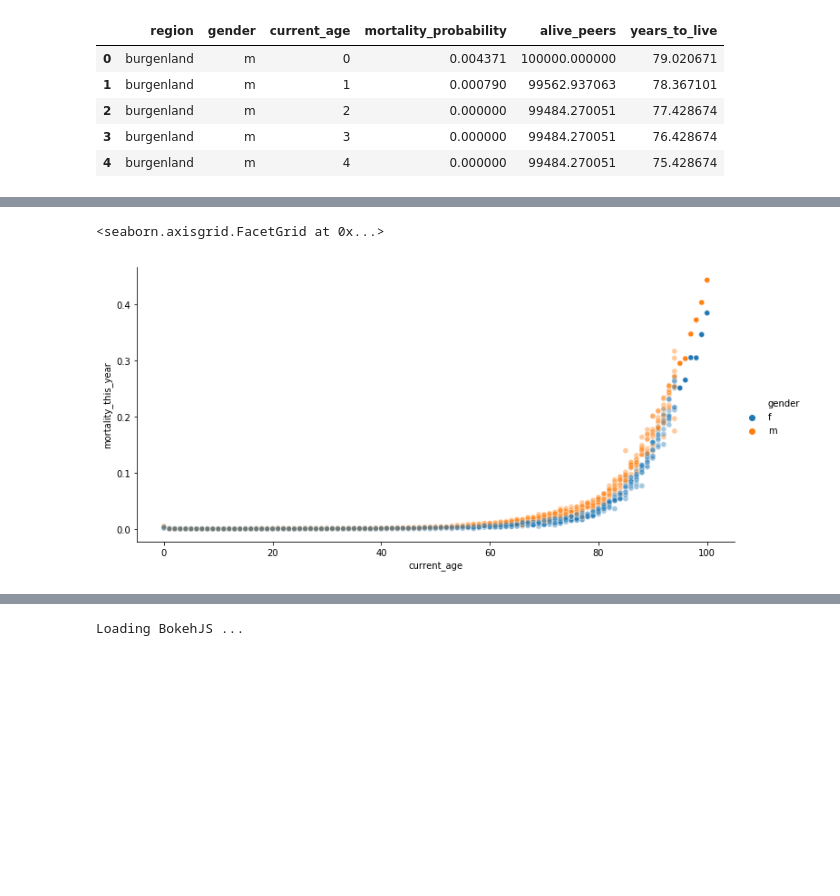
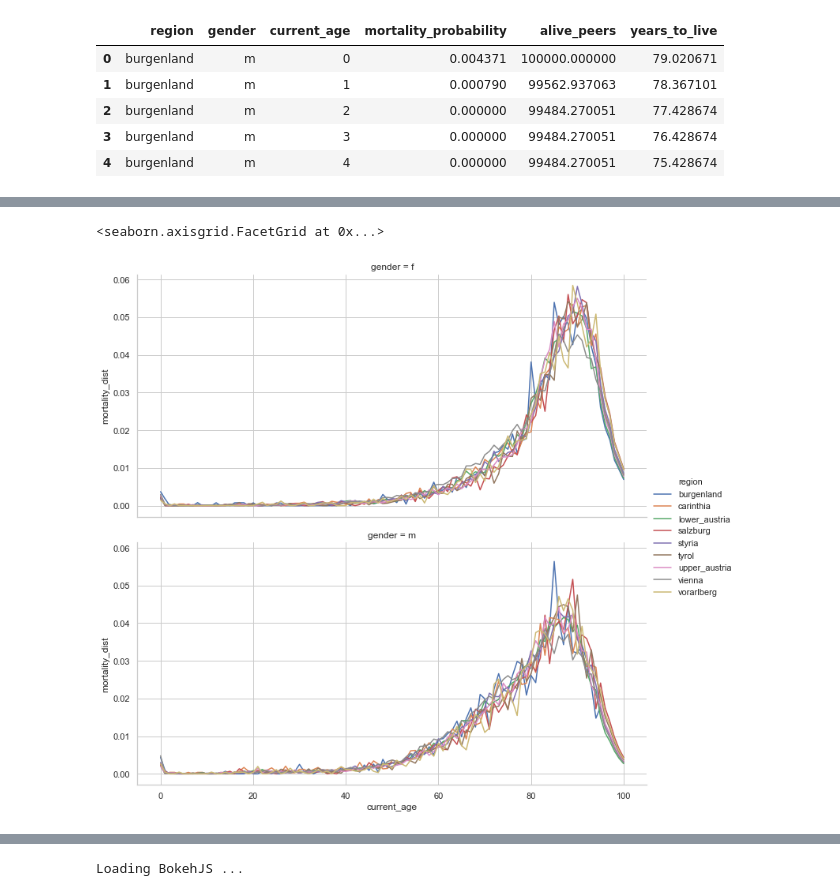
Before and after one commit to thomashon/visualization-life-expectancy-austria-2019, a Jupyter notebook: mortality-austria-2.ipynb, the cells around one changed output, grey strips where cells are left out. Drawn from its saved outputs; the diff is of its cells as text; code cells hidden in the pictures; blank space fills up the shorter version.

Commit message:
changing comma separator, describing charts and chunks, ordering bar charts, delete unnecessary chunks, changing colors, adding a common themen, implementing Ben Fry's Visualization Process

```diff
--- a/mortality-austria-2.ipynb
+++ b/mortality-austria-2.ipynb
@@ -26,0 +90,3 @@ df.head()
+# %%
+df['expectancy'] = df.current_age + df.years_to_live
+df.head()
@@ -38,9 +112,0 @@ df.head()
-# %%
-df.alive_peers = df.alive_peers / 100000
-
-df.rename({'mortality_probability': 'mortality_this_year'}, axis=1, inplace=True)
-df['mortality_dist'] = df.mortality_this_year * df.alive_peers
-df['dead_peers'] = 1 - df.alive_peers
-df['expect'] = df.current_age + df.years_to_live
-
-df.head()
@@ -53,0 +130,3 @@ df.head()
+# %%
+sns.set(style="ticks")
+sns.pairplot(df, hue="gender")
@@ -53,0 +139,3 @@ df.head()
+# %%
+sns.set(style="whitegrid")
+sns.relplot(x='current_age', y='mortality_dist', data=df, kind='line', hue='gender', alpha=1, aspect=2)
@@ -54,5 +145,5 @@ df.head()
 # %%
-sns.relplot(x='current_age', y='mortality_this_year', data=df, kind='scatter', hue='gender', alpha=0.4, aspect=2)
+sns.relplot(x='current_age', y='mortality_dist', data=df, kind='line', hue='region', row='gender', alpha=1, aspect=2)
 # %% [output]
 <seaborn.axisgrid.FacetGrid at 0x...>
-[figure, old version]
+[figure, new version]
```
Also changed, not shown: parts of 39 cells of this notebook, 1 other file.
